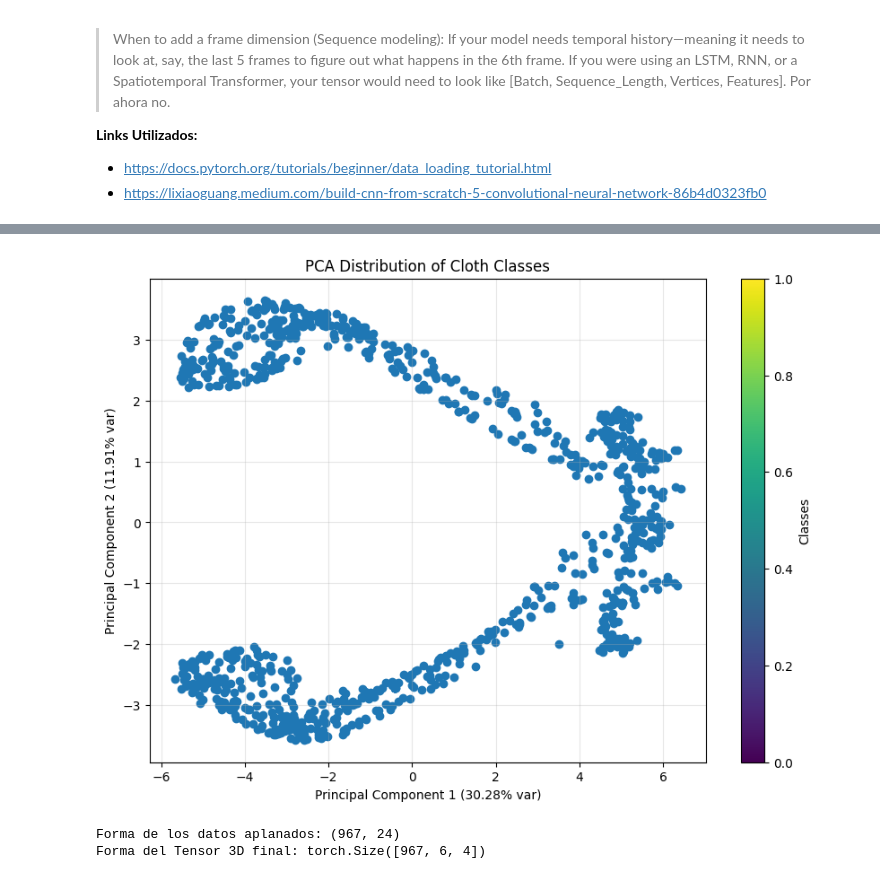
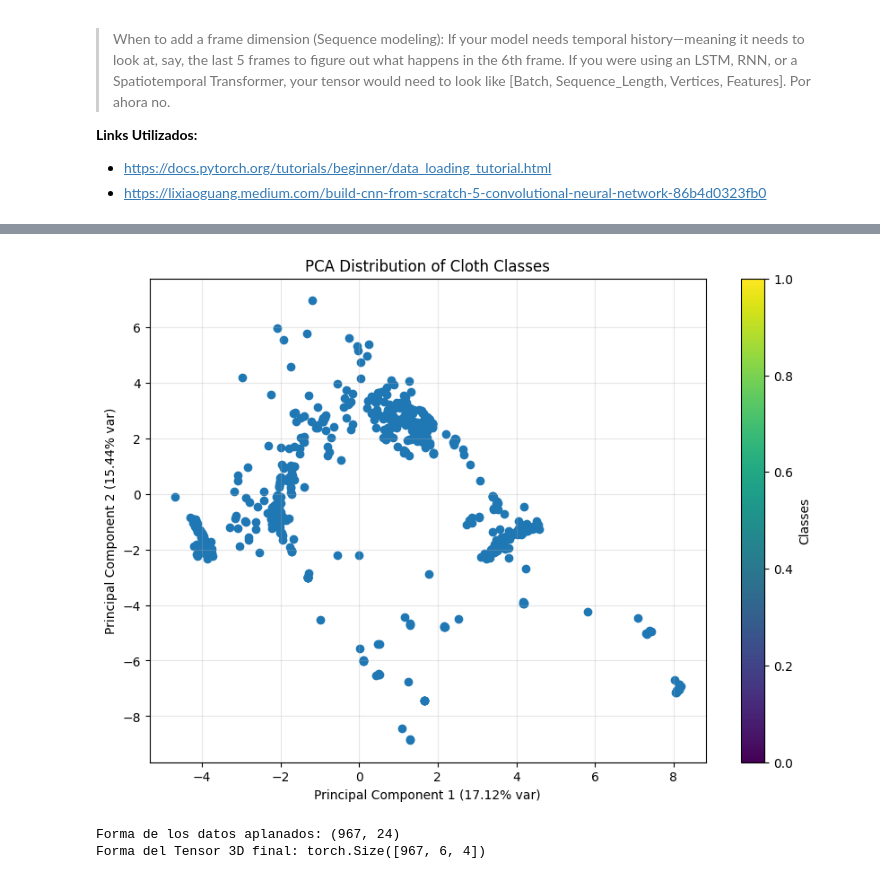
Before and after one commit to mikeletzu/TFG_FisicaOptim, a Jupyter notebook: Entrenamiento/rnn01.ipynb, the cells around one changed output, grey strips where cells are left out. Drawn from its saved outputs; the diff is of its cells as text; code cells hidden in the pictures.

```diff
--- a/Entrenamiento/rnn01.ipynb
+++ b/Entrenamiento/rnn01.ipynb
@@ -65,35 +65,35 @@ from sklearn.decomposition import PCA
 from sklearn.preprocessing import StandardScaler, OneHotEncoder
 
 import matplotlib.pyplot as plt
 
 # Guardo todos los datos
-df = pd.read_csv('data/clothDataset_31_.csv')
+df = pd.read_csv('data/clothDataset_32_.csv')
 
 # EJ2 - representar distribucion de clases con PCA
 
 X = df
 
 scaler = StandardScaler()
 X_scaled = scaler.fit_transform(X)
 
 # 5. Apply PCA
 pca = PCA(n_components=3)
 X_pca = pca.fit_transform(X_scaled)
 
 # 6. Visualizationplt.figure(figsize=(10, 7))
 plt.figure(figsize=(10, 7))
 scatter = plt.scatter(X_pca[:, 0], X_pca[:, 1], cmap='viridis')
 plt.title('PCA Distribution of Cloth Classes')
 plt.title('PCA Distribution of Cloth Classes')
 plt.xlabel(f'Principal Component 1 ({pca.explained_variance_ratio_[0]:.2%} var)')
 plt.ylabel(f'Principal Component 2 ({pca.explained_variance_ratio_[1]:.2%} var)')
 plt.colorbar(scatter, label='Classes')
 plt.grid(True, alpha=0.3)
 
 
 plt.show()
 # %% [output]
-[figure, old version]
+[figure, new version]
 # %%
 #ADAPTAR DATAFRAME PARA EL RNN
 import pandas as pd
```
Also changed, not shown: parts of 7 cells of this notebook, 11 other files.
